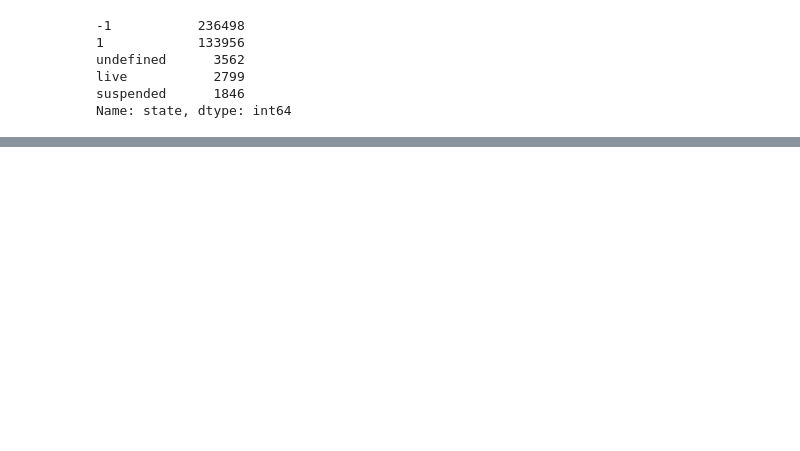
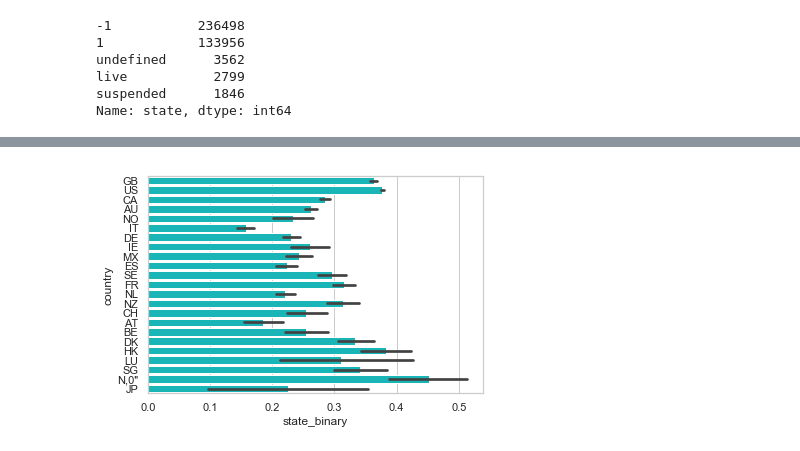
Before and after one commit to Gidoren/cmps144_project, a Jupyter notebook: kickstarter_project.ipynb, the cells around one changed output, grey strips where cells are left out. Saved outputs shown, nothing was run; the diff lists cells and outputs as text; code cells hidden in the pictures; blank space fills up the shorter version.

```diff
--- a/kickstarter_project.ipynb
+++ b/kickstarter_project.ipynb
@@ -274,0 +294,5 @@ Name: state_binary, dtype: int64
+# %%
+sns.barplot('state_binary','country', data=slim_data, color="darkturquoise")
+plt.show()
+# %% [output]
+[figure, added]
```
Also changed, not shown: parts of 14 cells of this notebook.
